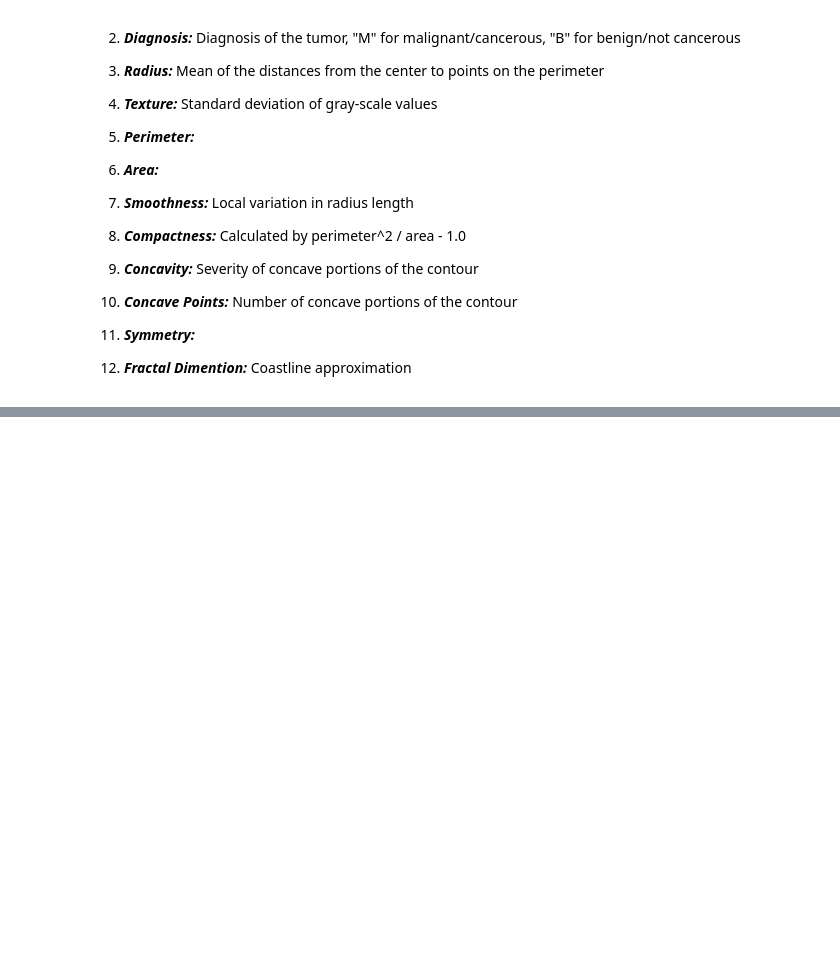
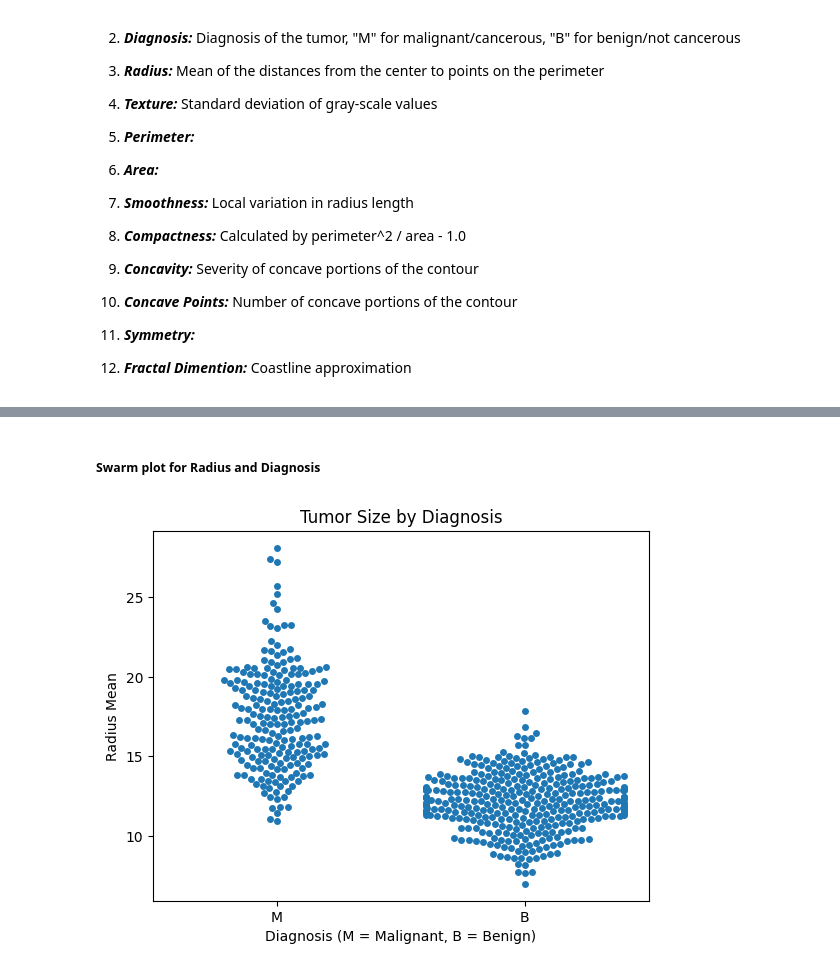
Before and after one commit to LaurenJardiolin/BreastCancerAnalysis, a Jupyter notebook: BreastCancerAnalysis.ipynb, the cells around one changed output, grey strips where cells are left out. Saved outputs shown, nothing was run; the diff lists cells and outputs as text; code cells hidden in the pictures; blank space fills up the shorter version.

```diff
--- a/BreastCancerAnalysis.ipynb
+++ b/BreastCancerAnalysis.ipynb
@@ -47,0 +207,10 @@ The objective of this project is to find correlations between tumors and their s
+# %% [markdown]
+##### Swarm plot for Radius and Diagnosis
+# %%
+sns.swarmplot(x='diagnosis', y='radius_mean', data=bc)
+plt.title('Tumor Size by Diagnosis')
+plt.xlabel('Diagnosis (M = Malignant, B = Benign)')
+plt.ylabel('Radius Mean')
+plt.show()
+# %% [output]
+[figure, added]
```
Also changed, not shown: parts of 30 cells of this notebook.
